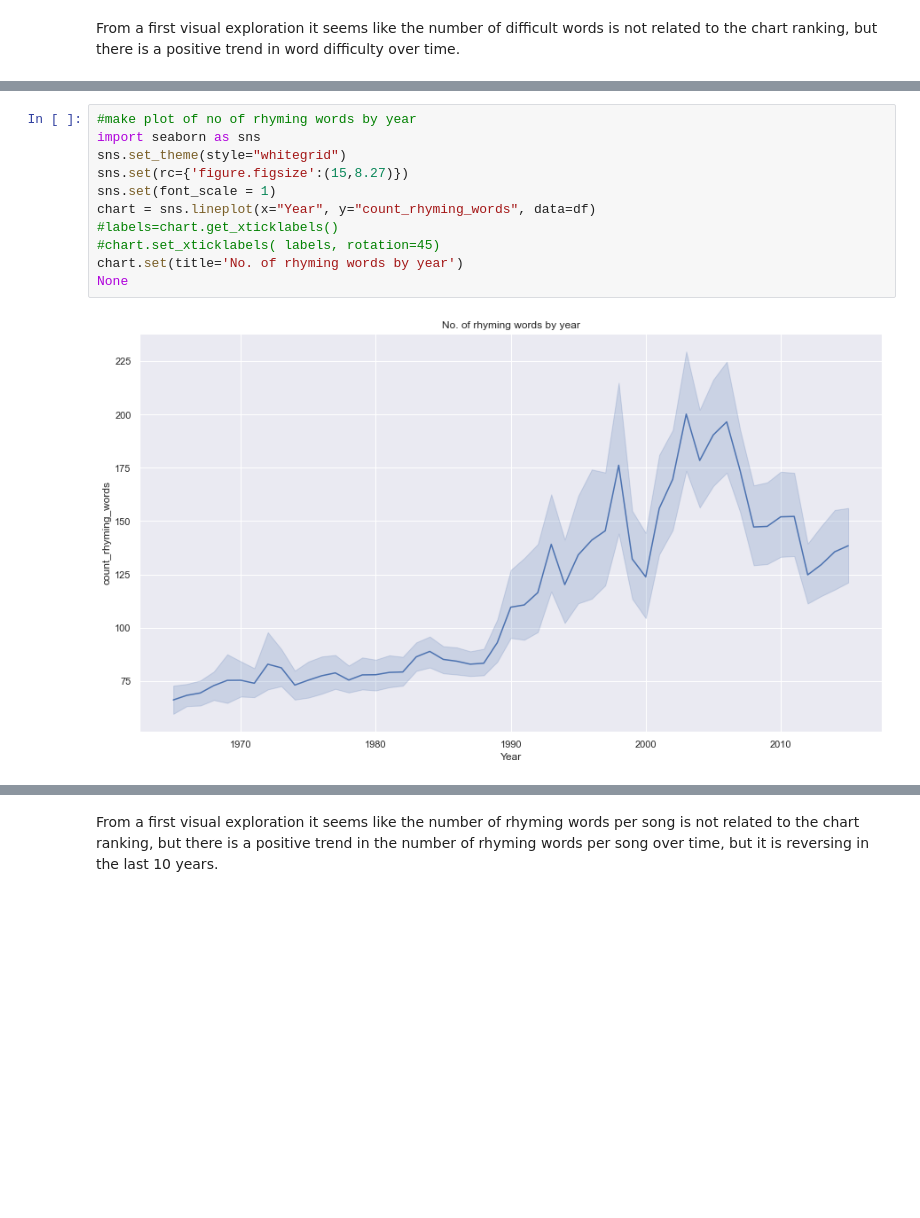
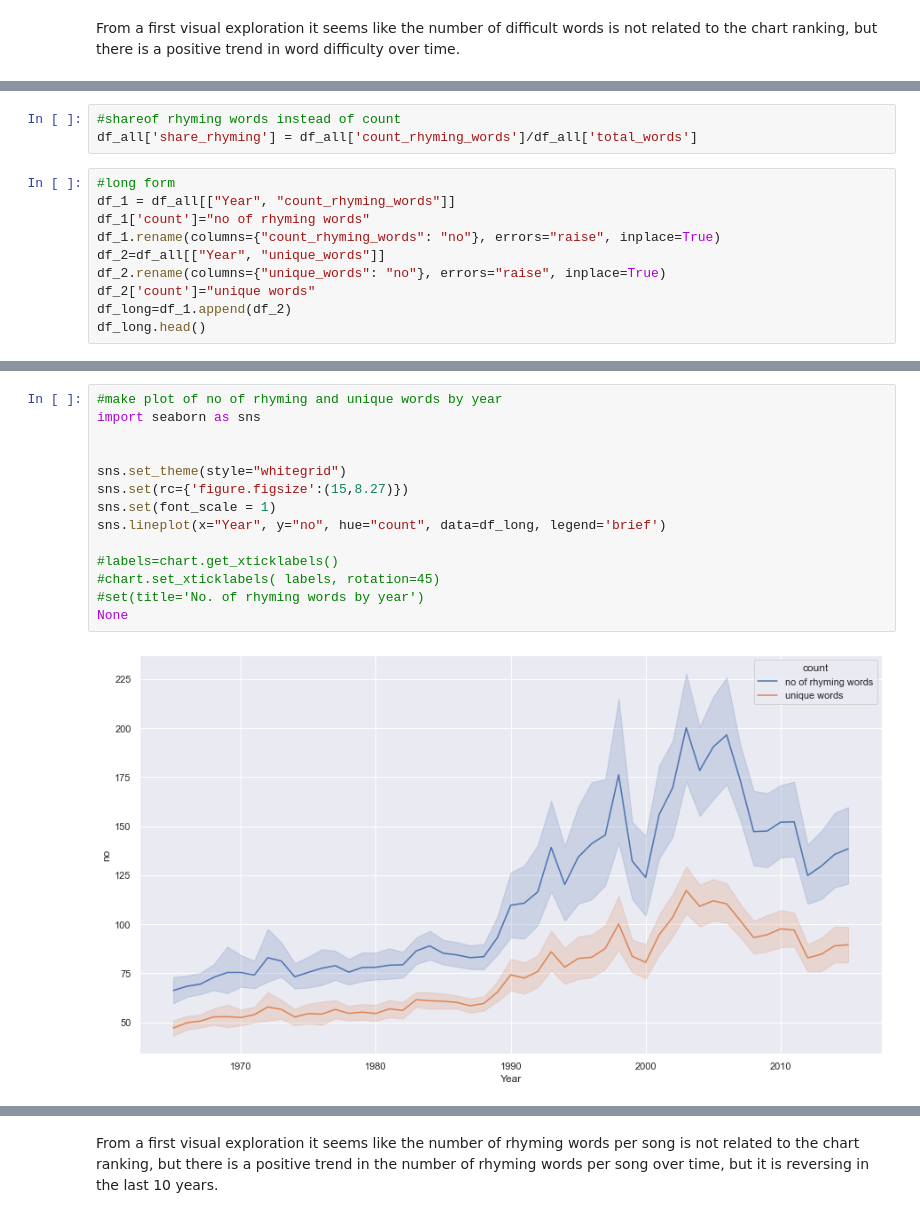
Before and after one commit to hanna-freuden/MusicLyrics, a Jupyter notebook: Data wrangling 1 - Text feature extraction.ipynb, the cells around one changed output, grey strips where cells are left out. Saved outputs shown, nothing was run; the diff lists cells and outputs as text; blank space fills up the shorter version.

```diff
--- a/Data wrangling 1 - Text feature extraction.ipynb
+++ b/Data wrangling 1 - Text feature extraction.ipynb
@@ -287,3 +288,16 @@ chart.set(title='No. of rhyming words by chart ranks')
 None
 # %% [output]
 [figure]
+# %%
+#shareof rhyming words instead of count
+df_all['share_rhyming'] = df_all['count_rhyming_words']/df_all['total_words']
+# %%
+#long form
+df_1 = df_all[["Year", "count_rhyming_words"]]
+df_1['count']="no of rhyming words"
+df_1.rename(columns={"count_rhyming_words": "no"}, errors="raise", inplace=True)
+df_2=df_all[["Year", "unique_words"]]
+df_2.rename(columns={"unique_words": "no"}, errors="raise", inplace=True)
+df_2['count']="unique words"
+df_long=df_1.append(df_2)
+df_long.head()
@@ -290,16 +325,19 @@ None
 # %%
-#make plot of no of rhyming words by year
+#make plot of no of rhyming and unique words by year
 import seaborn as sns
+
+
 sns.set_theme(style="whitegrid")
 sns.set(rc={'figure.figsize':(15,8.27)})
 sns.set(font_scale = 1)
-chart = sns.lineplot(x="Year", y="count_rhyming_words", data=df)
+sns.lineplot(x="Year", y="no", hue="count", data=df_long, legend='brief')
+
 #labels=chart.get_xticklabels()
 #chart.set_xticklabels( labels, rotation=45)
-chart.set(title='No. of rhyming words by year')
+#set(title='No. of rhyming words by year')
 None
 # %% [output]
-[figure, old version]
+[figure, new version]
 # %%
 #make plot of no of unique words by chart rank
 
```
Also changed, not shown: parts of 4 cells of this notebook, 3 other files.
